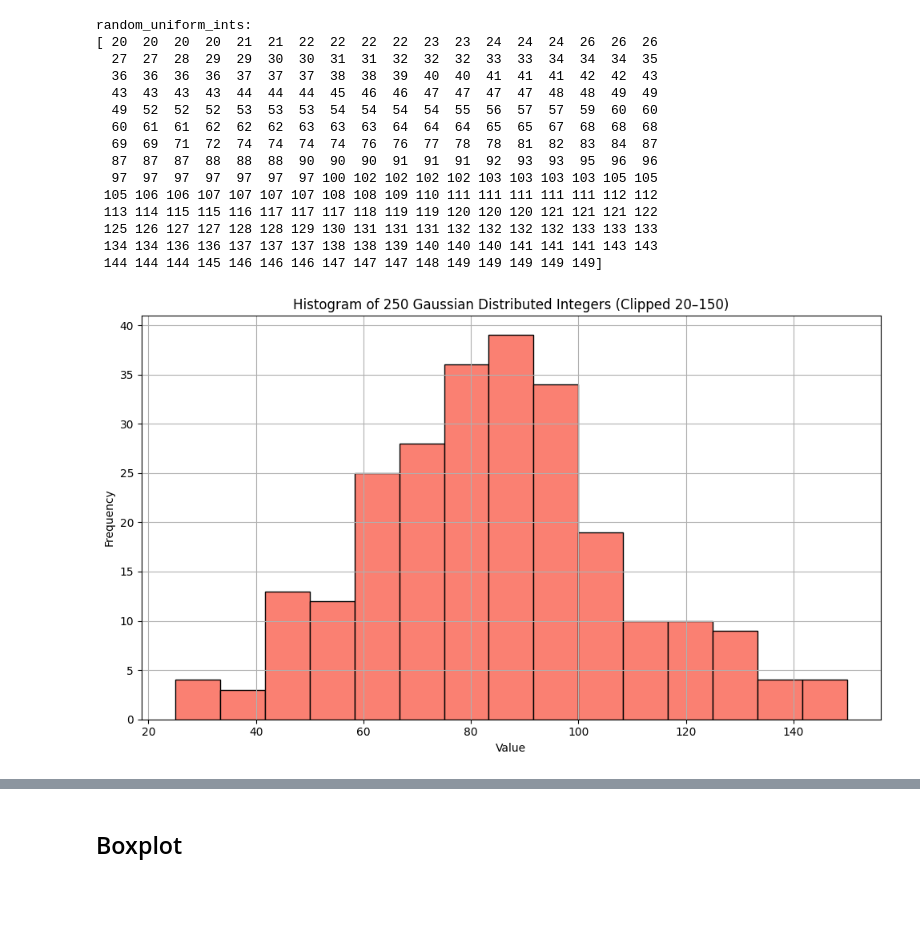
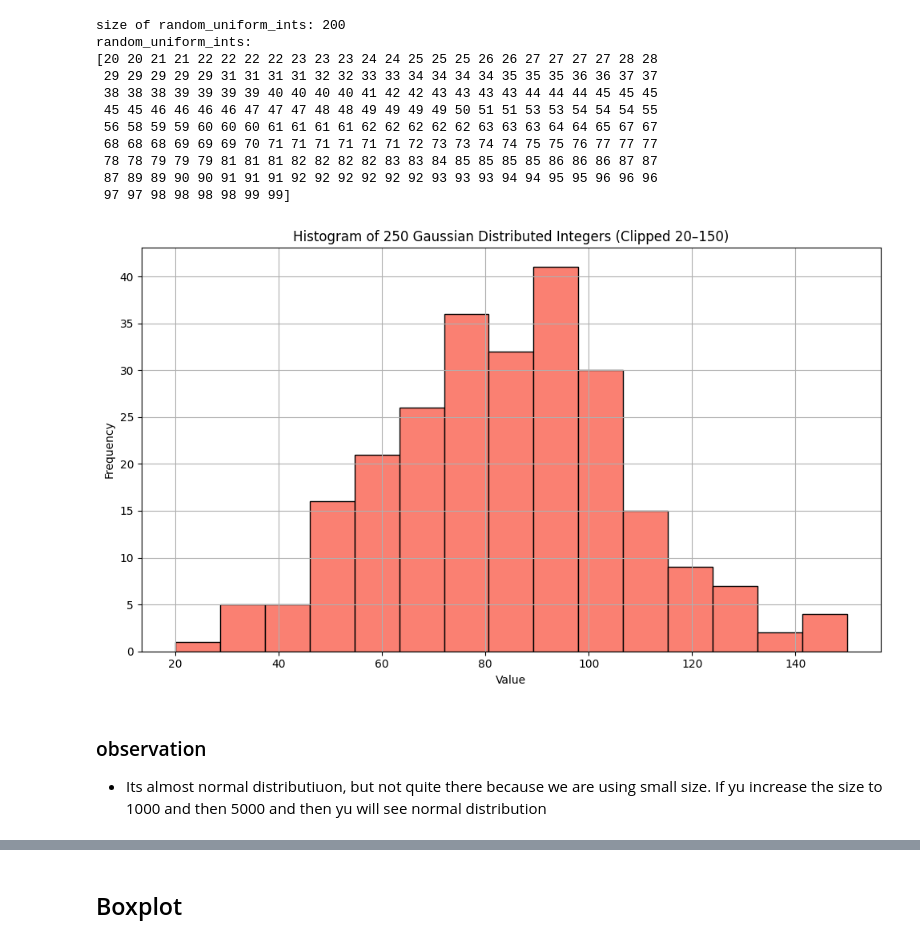
Before and after one commit to ash322ash422/tut_matplotlib, a Jupyter notebook: mp_tut3_histogram_boxplot.ipynb, the cells around one changed output, grey strips where cells are left out. Cells and saved outputs as stored; diff of their text form; code cells hidden in the pictures; blank space fills up the shorter version.

```diff
--- a/mp_tut3_histogram_boxplot.ipynb
+++ b/mp_tut3_histogram_boxplot.ipynb
@@ -38,38 +121,44 @@ random_uniform_ints:
 # %%
 import numpy as np
 import matplotlib.pyplot as plt
 
+np.random.seed(42) # Set seed for reproducibility
+
 # Generate 250 normally distributed values with mean=85 and std=25
-random_normal = np.random.normal(loc=85, scale=25, size=250)
+random_normal = np.random.normal(loc=85, scale=25, size=250) # size change to 1000, 5000
 
 # Clip values to be within 20 and 150, then convert to integers
 random_normal_ints = np.clip(random_normal, 20, 150).astype(int)
+
+print(f"size of random_uniform_ints: {len(random_uniform_ints)}")
 print(f"random_uniform_ints: \n{np.sort(random_uniform_ints)}")
 
 
 # Plot the histogram
 plt.figure(figsize=(10, 6))
-plt.hist(random_normal_ints, bins=15, edgecolor='black', color='salmon')
+plt.hist(random_normal_ints,
+         bins=15,
+         edgecolor='black',
+         color='salmon')
 plt.title('Histogram of 250 Gaussian Distributed Integers (Clipped 20–150)')
 plt.xlabel('Value')
 plt.ylabel('Frequency')
 plt.grid(True)
 plt.tight_layout()
 plt.show()
 # %% [output]
+size of random_uniform_ints: 200
 random_uniform_ints:
-[ 20  20  20  20  21  21  22  22  22  22  23  23  24  24  24  26  26  26
-  27  27  28  29  29  30  30  31  31  32  32  32  33  33  34  34  34  35
-  36  36  36  36  37  37  37  38  38  39  40  40  41  41  41  42  42  43
-  43  43  43  43  44  44  44  45  46  46  47  47  47  47  48  48  49  49
-  49  52  52  52  53  53  53  54  54  54  54  55  56  57  57  59  60  60
-  60  61  61  62  62  62  63  63  63  64  64  64  65  65  67  68  68  68
-  69  69  71  72  74  74  74  74  76  76  77  78  78  81  82  83  84  87
-  87  87  87  88  88  88  90  90  90  91  91  91  92  93  93  95  96  96
-  97  97  97  97  97  97  97 100 102 102 102 102 103 103 103 103 105 105
- 105 106 106 107 107 107 107 108 108 109 110 111 111 111 111 111 112 112
- 113 114 115 115 116 117 117 117 118 119 119 120 120 120 121 121 121 122
- 125 126 127 127 128 128 129 130 131 131 131 132 132 132 132 133 133 133
- 134 134 136 136 137 137 137 138 138 139 140 140 140 141 141 141 143 143
- 144 144 144 145 146 146 146 147 147 147 148 149 149 149 149 149]
+[20 20 21 21 22 22 22 22 23 23 23 24 24 25 25 25 26 26 27 27 27 27 28 28
+ 29 29 29 29 29 31 31 31 31 32 32 33 33 34 34 34 34 35 35 35 36 36 37 37
+ 38 38 38 39 39 39 39 40 40 40 40 41 42 42 43 43 43 43 44 44 44 45 45 45
+ 45 45 46 46 46 46 47 47 47 48 48 49 49 49 49 50 51 51 53 53 54 54 54 55
+ 56 58 59 59 60 60 60 61 61 61 61 62 62 62 62 62 63 63 63 64 64 65 67 67
+ 68 68 68 69 69 69 70 71 71 71 71 71 71 72 73 73 74 74 75 75 76 77 77 77
+ 78 78 79 79 79 81 81 81 82 82 82 82 83 83 84 85 85 85 85 86 86 86 87 87
+ 87 89 89 90 90 91 91 91 92 92 92 92 92 92 93 93 93 94 94 95 95 96 96 96
+ 97 97 98 98 98 98 99 99]
-[figure, old version]
+[figure, new version]
+# %% [markdown]
+### observation
+- Its almost normal distributiuon, but not quite there because we are using small size. If yu increase the size to 1000 and then 5000 and then yu will see normal distribution
```
Also changed, not shown: parts of 9 cells of this notebook.
